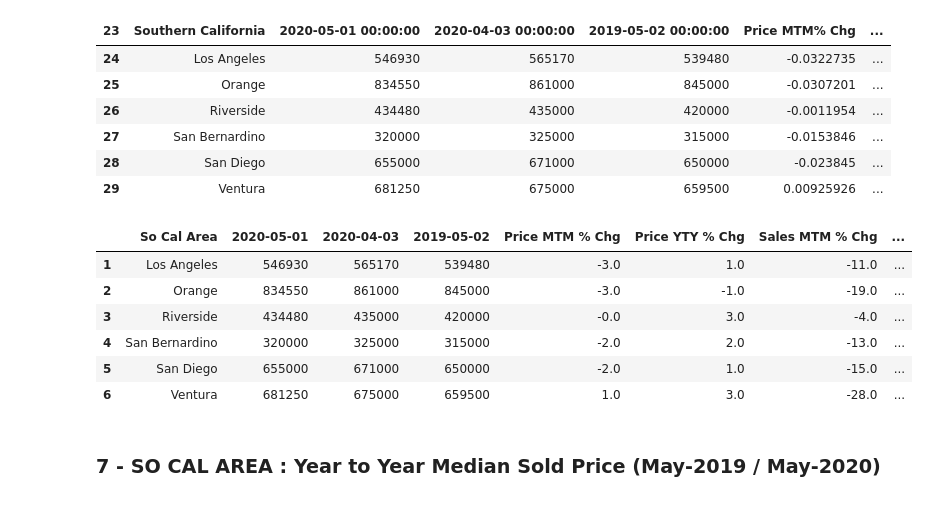
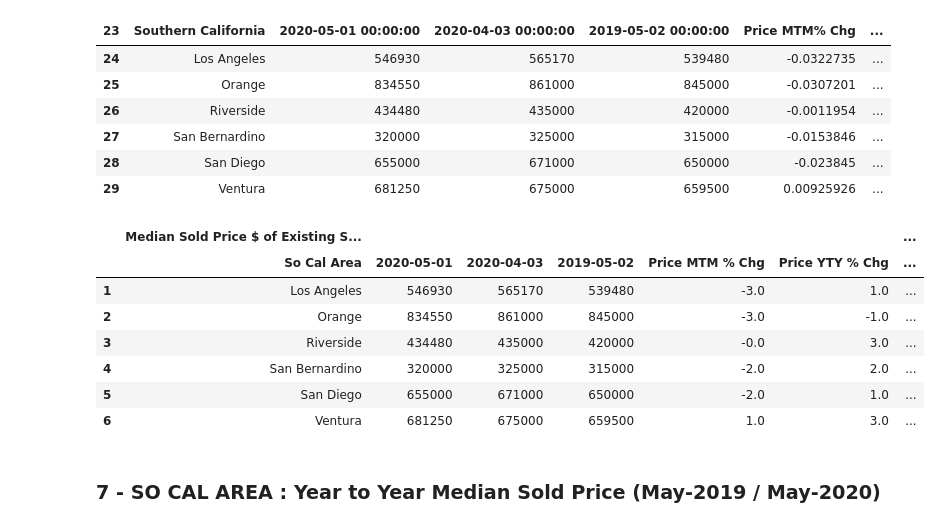
Before and after one commit to scratchpapers/data, a Jupyter notebook: Cal_Realtor_May2020_Housing/SFH_Sales_Price_May20.ipynb, the cells around one changed output. Cells and saved outputs as stored; diff of their text form; code cells hidden in the pictures.

```diff
--- a/Cal_Realtor_May2020_Housing/SFH_Sales_Price_May20.ipynb
+++ b/Cal_Realtor_May2020_Housing/SFH_Sales_Price_May20.ipynb
@@ -195,16 +195,17 @@ scmediansoldsales = dfSC.loc[:, 'Sales MTM % Chg':'Sales YTY % Chg']
 scheader = {'Median Sold Price $ of Existing Single-Family Homes':scmediansoldprice, 'Number of Existing Single-Family Home Sales': scmediansoldsales}
 # %%
 dfSCcategory = pd.concat(scheader.values(), axis=1, keys=scheader.keys())
-# %%
-dfSC
-# %% [output]
-|  | So Cal Area | 2020-05-01 | 2020-04-03 | 2019-05-02 | Price MTM % Chg | Price YTY % Chg | Sales MTM % Chg | ... |
-| 1 | Los Angeles | 546930 | 565170 | 539480 | -3.0 | 1.0 | -11.0 | ... |
-| 2 | Orange | 834550 | 861000 | 845000 | -3.0 | -1.0 | -19.0 | ... |
-| 3 | Riverside | 434480 | 435000 | 420000 | -0.0 | 3.0 | -4.0 | ... |
-| 4 | San Bernardino | 320000 | 325000 | 315000 | -2.0 | 2.0 | -13.0 | ... |
-| 5 | San Diego | 655000 | 671000 | 650000 | -2.0 | 1.0 | -15.0 | ... |
-| 6 | Ventura | 681250 | 675000 | 659500 | 1.0 | 3.0 | -28.0 | ... |
+# %%
+dfSCcategory
+# %% [output]
+|  | Median Sold Price $ of Existing S... |  |  |  |  |  | ... |
+|  | So Cal Area | 2020-05-01 | 2020-04-03 | 2019-05-02 | Price MTM % Chg | Price YTY % Chg | ... |
+| 1 | Los Angeles | 546930 | 565170 | 539480 | -3.0 | 1.0 | ... |
+| 2 | Orange | 834550 | 861000 | 845000 | -3.0 | -1.0 | ... |
+| 3 | Riverside | 434480 | 435000 | 420000 | -0.0 | 3.0 | ... |
+| 4 | San Bernardino | 320000 | 325000 | 315000 | -2.0 | 2.0 | ... |
+| 5 | San Diego | 655000 | 671000 | 650000 | -2.0 | 1.0 | ... |
+| 6 | Ventura | 681250 | 675000 | 659500 | 1.0 | 3.0 | ... |
 # %% [markdown]
 ### 7 - SO CAL AREA : Year to Year Median Sold Price (May-2019 / May-2020)
 # %%
```
Also changed, not shown: 4 other files.
